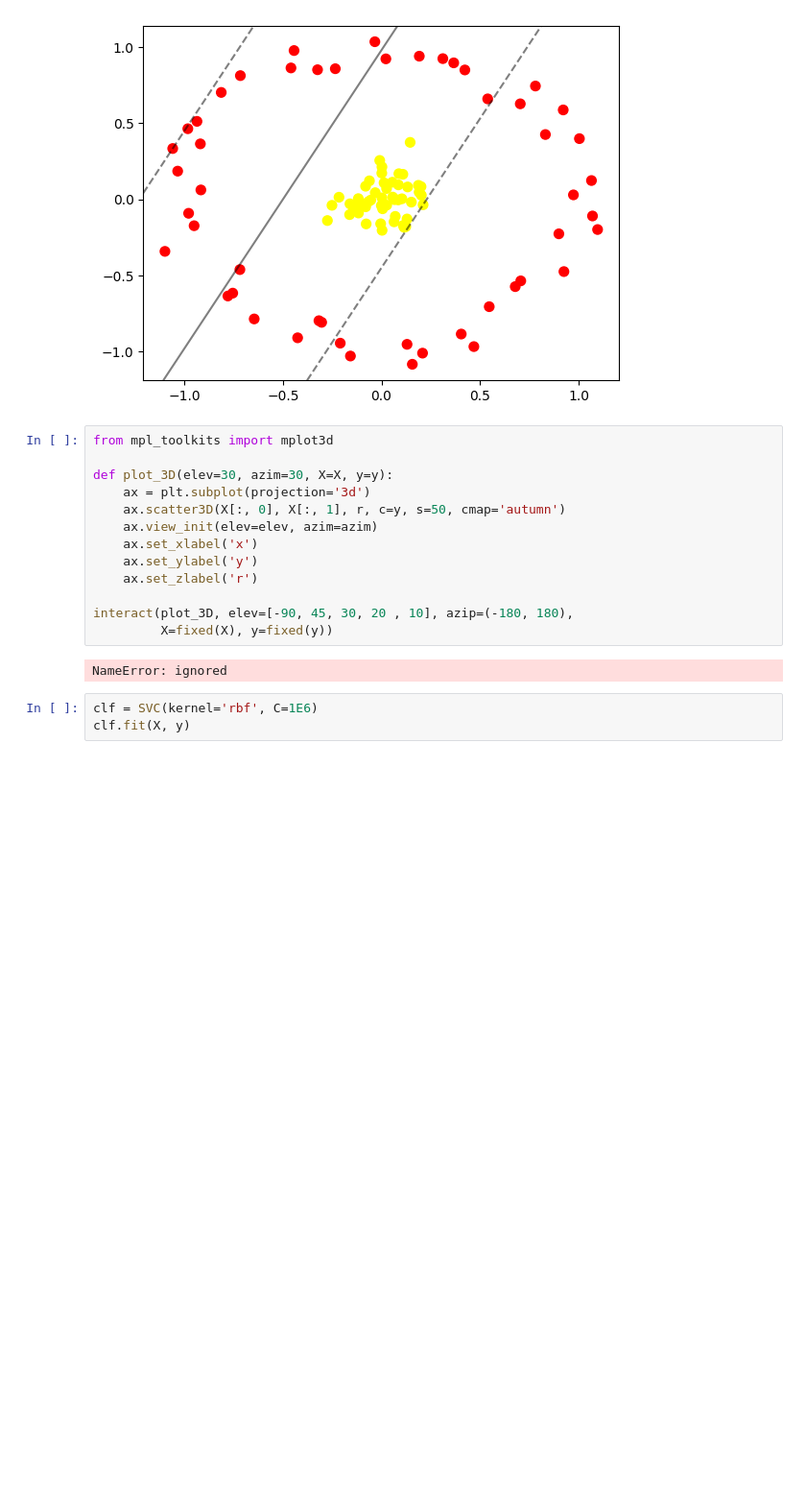
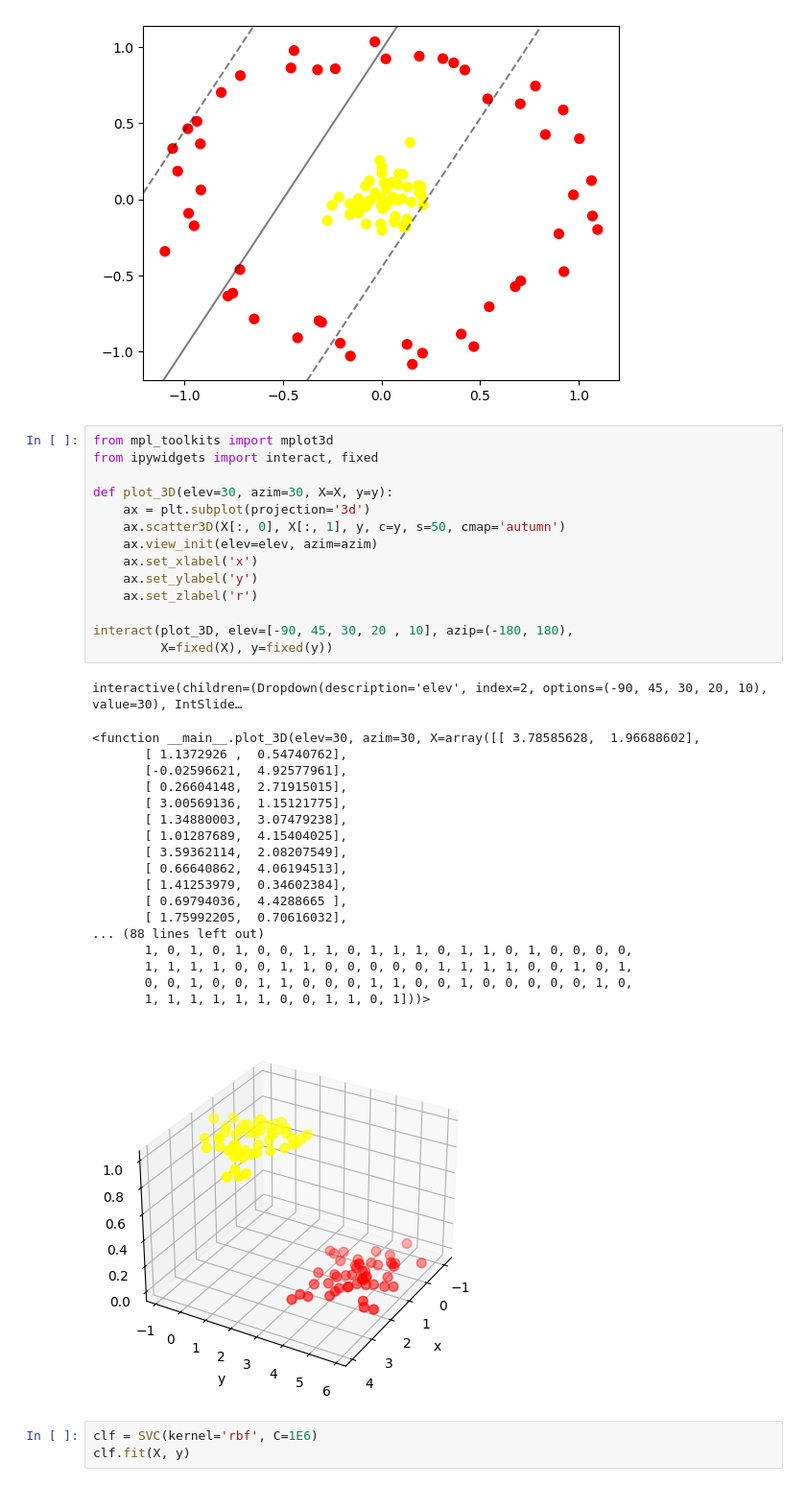
Before and after one commit to MAristyaP/Mesin_Learning2023, a Jupyter notebook: Assignment_4.ipynb, the cells around one changed output. Shown at 96% size. Drawn from its saved outputs; the diff is of its cells as text; blank space fills up the shorter version.

```diff
--- a/Assignment_4.ipynb
+++ b/Assignment_4.ipynb
@@ -425,19 +426,38 @@ plot_svc_decision_function(clf, plot_support=False);
 [figure]
 # %%
 from mpl_toolkits import mplot3d
+from ipywidgets import interact, fixed
 
 def plot_3D(elev=30, azim=30, X=X, y=y):
     ax = plt.subplot(projection='3d')
-    ax.scatter3D(X[:, 0], X[:, 1], r, c=y, s=50, cmap='autumn')
+    ax.scatter3D(X[:, 0], X[:, 1], y, c=y, s=50, cmap='autumn')
     ax.view_init(elev=elev, azim=azim)
     ax.set_xlabel('x')
     ax.set_ylabel('y')
     ax.set_zlabel('r')
 
 interact(plot_3D, elev=[-90, 45, 30, 20 , 10], azip=(-180, 180),
          X=fixed(X), y=fixed(y))
 # %% [output]
-NameError: ignored
+interactive(children=(Dropdown(description='elev', index=2, options=(-90, 45, 30, 20, 10), value=30), IntSlide…
+<function __main__.plot_3D(elev=30, azim=30, X=array([[ 3.78585628,  1.96688602],
+       [ 1.1372926 ,  0.54740762],
+       [-0.02596621,  4.92577961],
+       [ 0.26604148,  2.71915015],
+       [ 3.00569136,  1.15121775],
+       [ 1.34880003,  3.07479238],
+       [ 1.01287689,  4.15404025],
+       [ 3.59362114,  2.08207549],
+       [ 0.66640862,  4.06194513],
+       [ 1.41253979,  0.34602384],
+       [ 0.69794036,  4.4288665 ],
+       [ 1.75992205,  0.70616032],
+... (88 lines left out)
+       1, 0, 1, 0, 1, 0, 0, 1, 1, 0, 1, 1, 1, 0, 1, 1, 0, 1, 0, 0, 0, 0,
+       1, 1, 1, 1, 0, 0, 1, 1, 0, 0, 0, 0, 0, 1, 1, 1, 1, 0, 0, 1, 0, 1,
+       0, 0, 1, 0, 0, 1, 1, 0, 0, 0, 1, 1, 0, 0, 1, 0, 0, 0, 0, 0, 1, 0,
+       1, 1, 1, 1, 1, 1, 0, 0, 1, 1, 0, 1]))>
+[figure, added]
 # %%
 clf = SVC(kernel='rbf', C=1E6)
 clf.fit(X, y)
```
Also changed, not shown: parts of 11 cells of this notebook.
